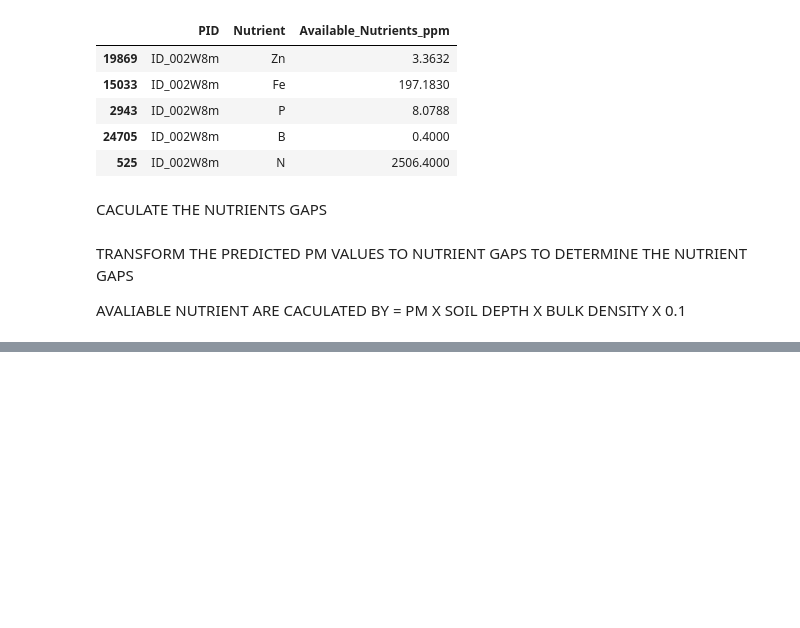
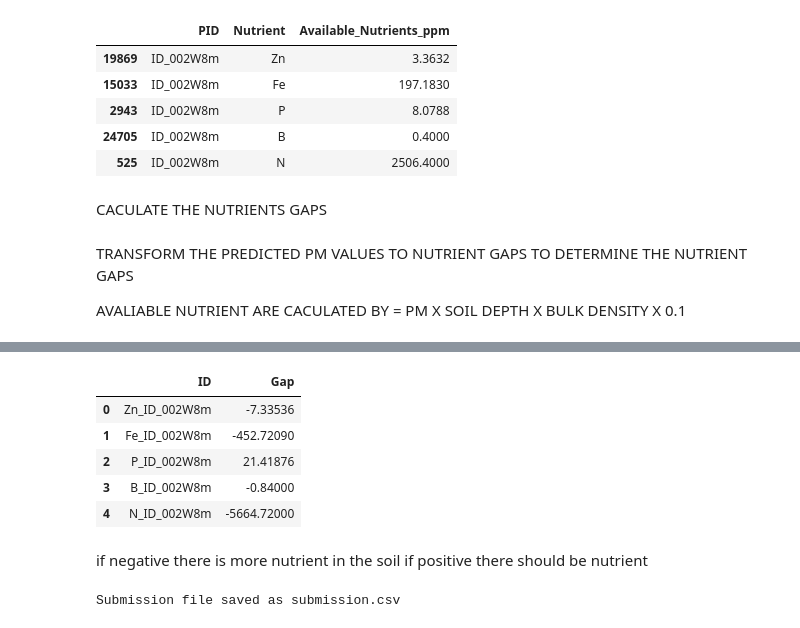
Before and after one commit to Sakyi2/Amini-Soil-prediction, a Jupyter notebook: notebooks/ami_soil_prediction.ipynb, the cells around one changed output, grey strips where cells are left out. Drawn from its saved outputs; the diff is of its cells as text; code cells hidden in the pictures; blank space fills up the shorter version.

```diff
--- a/notebooks/ami_soil_prediction.ipynb
+++ b/notebooks/ami_soil_prediction.ipynb
@@ -274,0 +276,18 @@ KeyError: 'Available_Nutrients_in_kg_ha'
+# %%
+nutrient_df['ID'] = nutrient_df['Nutrient'] + '_' + nutrient_df['PID']
+nutrient_df = nutrient_df[['ID','Gap']]
+nutrient_df.head()
+# %% [output]
+|  | ID | Gap |
+| 0 | Zn_ID_002W8m | -7.33536 |
+| 1 | Fe_ID_002W8m | -452.72090 |
+| 2 | P_ID_002W8m | 21.41876 |
+| 3 | B_ID_002W8m | -0.84000 |
+| 4 | N_ID_002W8m | -5664.72000 |
+# %% [markdown]
+if negative there is more nutrient in the soil if positive there should be nutrient
+# %%
+nutrient_df.to_csv('submission.csv', index=False)
+print("Submission file saved as submission.csv")
+# %% [output]
+Submission file saved as submission.csv
```
Also changed, not shown: parts of 4 cells of this notebook.
